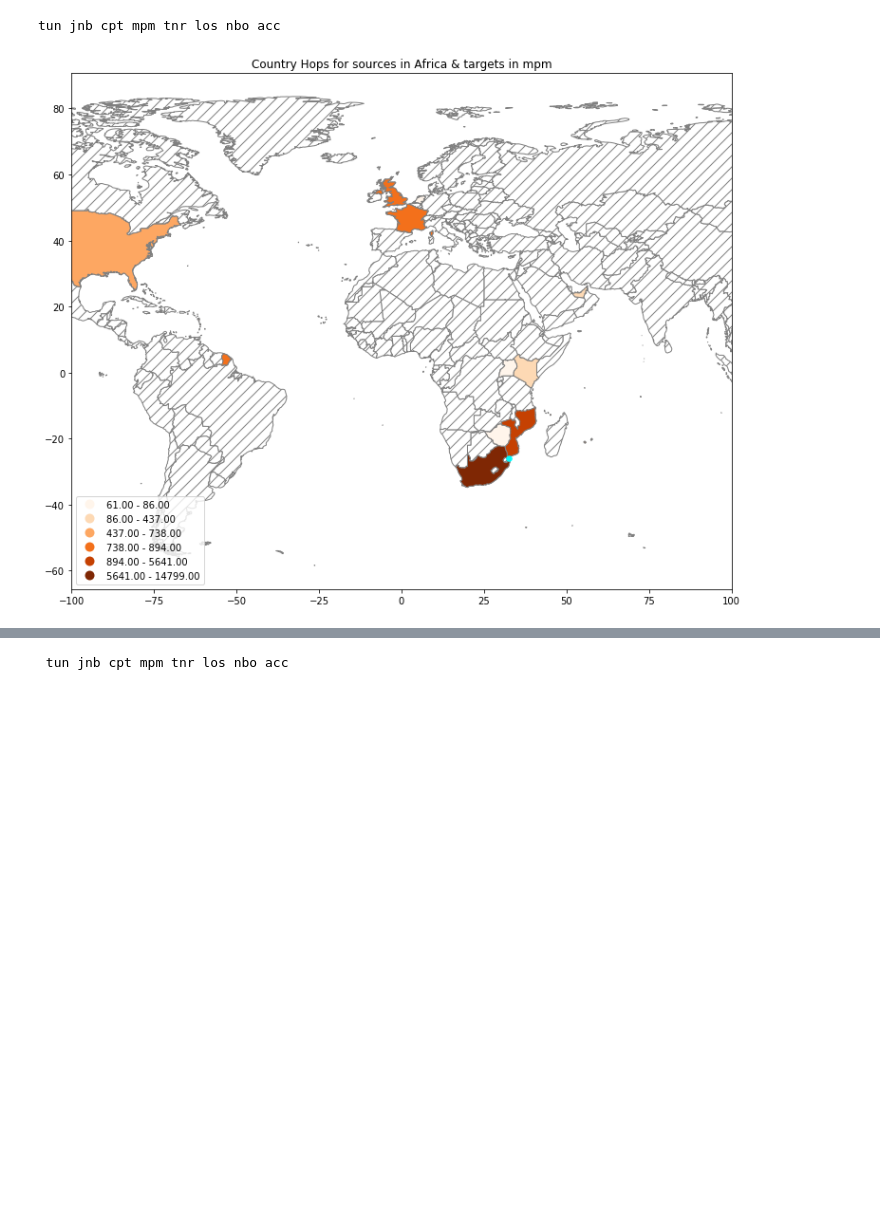
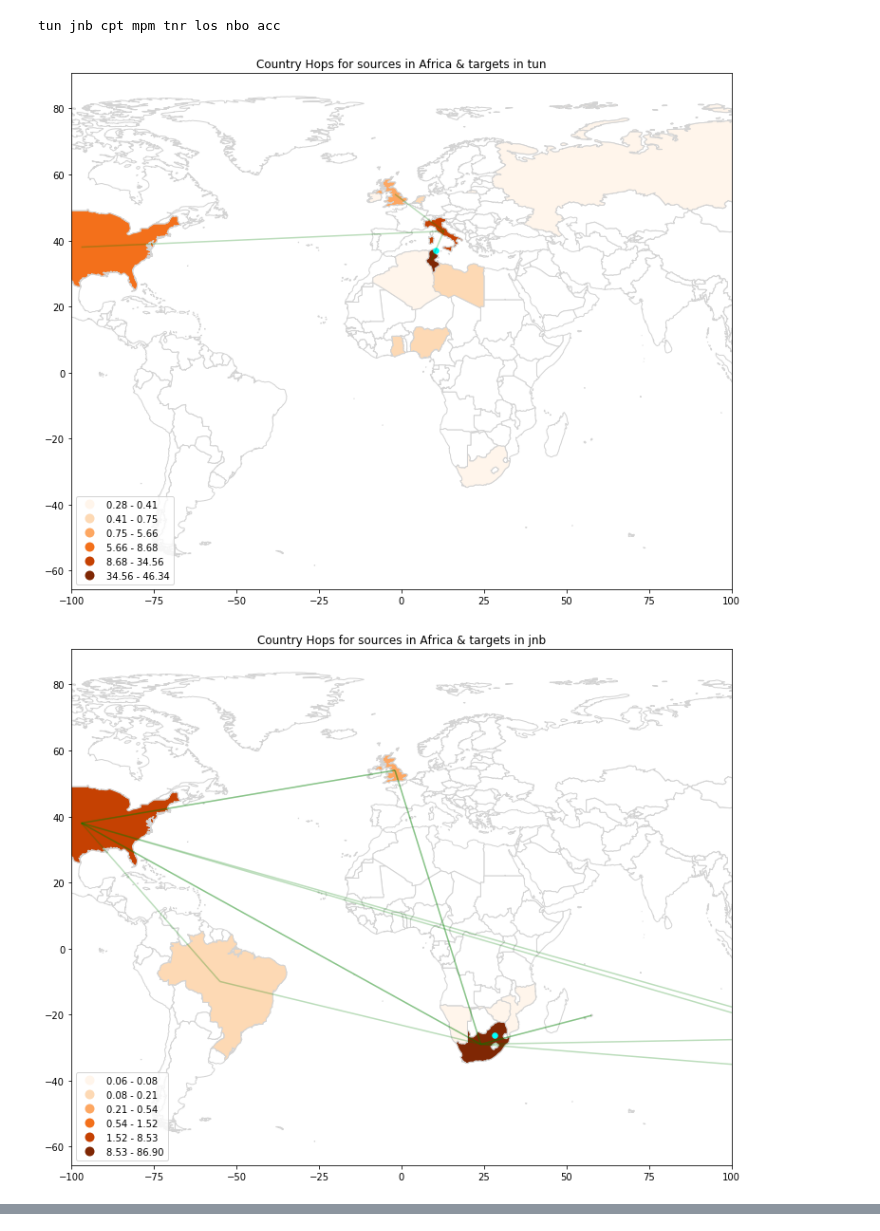
Before and after one commit to stephen-soltesz/ipython-testing, a Jupyter notebook: traceroute-lines.ipynb, the cells around one changed output, grey strips where cells are left out. Cells and saved outputs as stored; diff of their text form; code cells hidden in the pictures; blank space fills up the shorter version.

```diff
--- a/traceroute-lines.ipynb
+++ b/traceroute-lines.ipynb
@@ -23,6 +23,7 @@ mlab_sites_config = 'https://storage.googleapis.com/operator-mlab-oti/metadata/v
 
 # Short list of metros in Africa, for convenience.
 african_metros = ['tun', 'jnb', 'cpt', 'mpm', 'tnr', 'los', 'nbo', 'acc']
+african_countries = ['TN', 'ZA', 'ZA', 'MZ', 'MG', 'NG', 'KE', 'GH']
 
 # Load the Natural Earth country shapes file.
 country_shapes = os.path.expanduser('~/Downloads/ne_10m_admin_0_countries.shp')
@@ -129,9 +209,10 @@ For a given day, the query below counts the hops in all countries visited betwee
 # %%
-df_hops = {}
-for metro in african_metros:
+df_routes = {}
+for i, metro in enumerate(african_metros):
     print metro,
-    df_hops[metro] = run_query("""
+    df_routes[metro] = run_query("""
 SELECT
+  paris_traceroute_hop.src_geolocation.country_code as src_country_code,
   paris_traceroute_hop.dest_geolocation.country_code as dest_country_code,
   COUNT(*) as hops
 
@@ -141,33 +222,49 @@ FROM
 WHERE
       TIMESTAMP_TRUNC(log_time, DAY) = TIMESTAMP("2018-11-16")
   AND REGEXP_CONTAINS(test_id, r"mlab[1-4].%s\d\d")
-  AND connection_spec.client_geolocation.continent_code = "AF"
+  AND connection_spec.client_geolocation.country_code = "%s"
   AND (REGEXP_CONTAINS(test_id, ".*3010.paris.gz") OR REGEXP_CONTAINS(test_id, ".*3001.paris.gz"))
 
 GROUP BY
-  dest_country_code
+  src_country_code, dest_country_code
 
 HAVING
   hops > 50
 
 ORDER BY
   hops desc
-""" % metro)
+""" % (metro, african_countries[i]))
 # %% [output]
 tun jnb cpt mpm tnr los nbo acc
 # %%
-for metro in ['mpm']: # african_metros:
-    if not len(df_hops[metro]):
+for metro in african_metros:
+    if not len(df_routes[metro]):
         print "Skipping %s" % metro
         continue
 
     hops_merged = globe.merge(df_hops[metro], left_on='iso_a2', right_on='dest_country_code')
 
-    ax1 = globe.plot(column='default', color='white', edgecolor='grey', figsize=figsize, hatch="//")
+    ax1 = globe.plot(column='default', color='white', edgecolor='lightgrey', figsize=figsize) # , hatch="//")
     ax2 = hops_merged.plot(ax=ax1, column='hops', cmap='Oranges', scheme='Fisher_Jenks',
-                           k=6, legend=True, legend_kwds={"loc": 3}, edgecolor='grey')
+                           k=6, legend=True, legend_kwds={"loc": 3}, edgecolor='lightgrey')
     ax2.set_title('Country Hops for sources in Africa & targets in %s' % metro)
     africa_locations[africa_locations.metro == metro].plot(ax=ax2, color='cyan', markersize=30)
+
+#if False:
+    hops = df_routes[metro][(df_routes[metro].dest_country_code != df_routes[metro].src_country_code) &
+                            (df_routes[metro].dest_country_code != '') &
+                            (df_routes[metro].src_country_code != '')].copy()
+    #ax1 = globe.plot(column='default', color='white', edgecolor='lightgrey', figsize=figsize)
+    lines = []
+    for i, row in hops.iterrows():
+        dest = countries[countries.iso == row.dest_country_code]
+        src = countries[countries.iso == row.src_country_code]
+
+        lines.append((row['hops'], geometry.LineString([(src.lon, src.lat), (dest.lon, dest.lat)])))
+
+    d = gpd.GeoDataFrame(lines, columns=['hops', 'line'], geometry='line')
+    d.plot(ax=ax2, color='#00800044')
     ax2.set_xbound(-100, 100)
 # %% [output]
-[figure, old version]
+[figure, new version]
+[figure, added]
@@ -174,31 +277 @@ for metro in ['mpm']: # african_metros:
-# %%
-df_routes = {}
-for metro in african_metros:
-    print metro,
-    df_routes[metro] = run_query("""
-SELECT
-  paris_traceroute_hop.src_geolocation.country_code as src_country_code,
-  paris_traceroute_hop.dest_geolocation.country_code as dest_country_code,
-  COUNT(*) as hops
-
-FROM
-  `measurement-lab.traceroute.base`
-
-WHERE
-      TIMESTAMP_TRUNC(log_time, DAY) = TIMESTAMP("2018-11-16")
-  AND REGEXP_CONTAINS(test_id, r"mlab[1-4].%s\d\d")
-  AND connection_spec.client_geolocation.continent_code = "AF"
-  AND (REGEXP_CONTAINS(test_id, ".*3010.paris.gz") OR REGEXP_CONTAINS(test_id, ".*3001.paris.gz"))
-
-GROUP BY
-  src_country_code, dest_country_code
-
-HAVING
-  hops > 50
-
-ORDER BY
-  hops desc
-""" % metro)
-# %% [output]
- tun jnb cpt mpm tnr los nbo acc
 # %%
```
Also changed, not shown: parts of 10 cells of this notebook.
